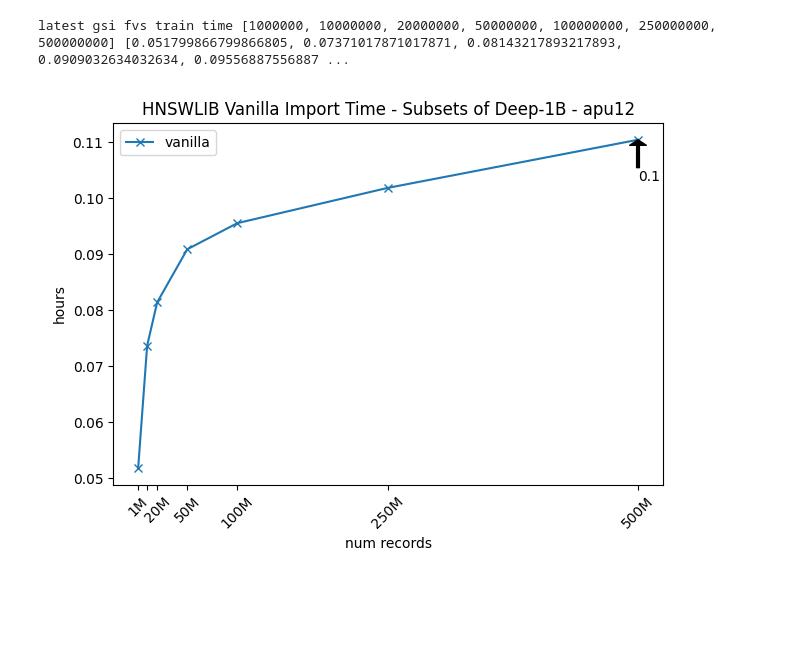
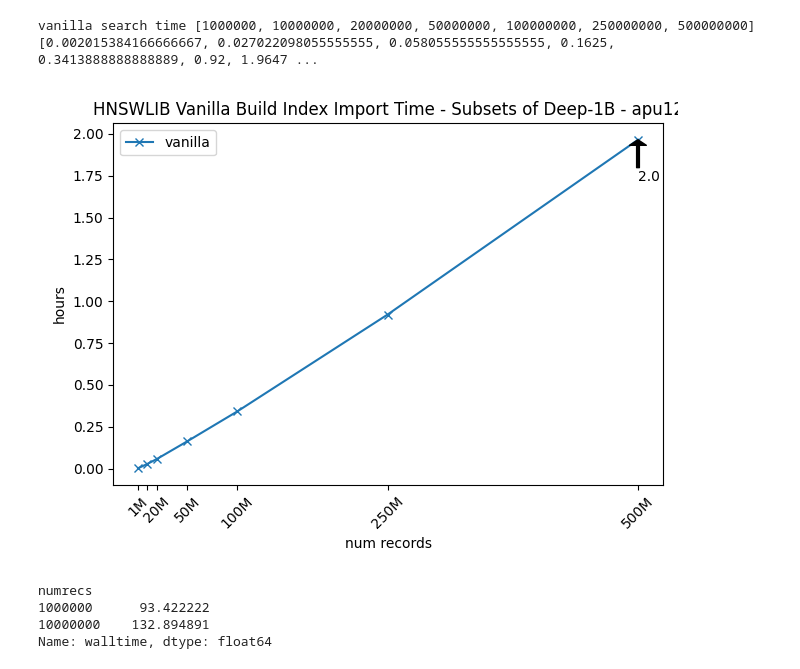
Before and after one commit to iamsabhoho/hnswlib, a Jupyter notebook: gsi/hnswlib_test/analyze.ipynb, the cells around one changed output. Drawn from its saved outputs; the diff is of its cells as text; code cells hidden in the pictures; blank space fills up the shorter version.

```diff
--- a/gsi/hnswlib_test/analyze.ipynb
+++ b/gsi/hnswlib_test/analyze.ipynb
@@ -19,17 +20,16 @@ import ipywidgets as widgets
 vanilla_csvs = []
 gxl_csvs = []
 
-for root, dir, files in os.walk(HNSWLIB_RESULTS_DIR):
-    #print(root,dir, files)
-    for file in files:
-        if 'vanilla' in file:
-            if file.endswith(".csv"):
-                fpath = os.path.join(root, file)
-                vanilla_csvs.append(fpath)
-        elif 'gxl' in file:
-            if file.endswith(".csv"):
-                fpath = os.path.join(root, file)
-                gxl_csvs.append(fpath)
+for file in os.listdir(HNSWLIB_RESULTS_DIR):
+    print(file)
+    if 'vanilla' in file:
+        if file.endswith(".csv"):
+            fpath = os.path.join(HNSWLIB_RESULTS_DIR, file)
+            vanilla_csvs.append(fpath)
+    elif 'gxl' in file:
+        if file.endswith(".csv"):
+            fpath = os.path.join(HNSWLIB_RESULTS_DIR, file)
+            gxl_csvs.append(fpath)
 
 if len(vanilla_csvs)==0:
     raise Exception("No CSVs found in vanilla!")
@@ -81,7 +200,7 @@ There are 1001 rows
 
 # compute average wall import time via groupby
 avg_wall_import_time = \
-    vanilla_df.groupby( [ 'numrecs' ] ) ['walltime'].mean()
+    vanilla_df[vanilla_df['operation'] == 'build'].groupby( [ 'numrecs' ] ) ['walltime'].mean()
 
 # get the plot points for import time
 xs = []
@@ -90,35 +209,35 @@ for idx in avg_wall_import_time.index:
     x = idx
     xs.append(x)
     y = avg_wall_import_time[idx]/(60.0*60.0)
     ys.append(y)
-print("latest gsi fvs train time", xs, ys)
+print("vanilla search time", xs, ys)
 
 # plot the lines and label the plot
 fig, ax = plt.subplots()
 
 #
 # only show the wall time lines
 #
 ax.plot(xs, ys, marker='x', label='vanilla')
 ax.set_ylabel('hours')
 ax.set_xlabel('num records')
 ax.set_xticks(xs)
 
 # don't show all xticks near the start since they bunch up
 ax.set_xticklabels(['1M', '', '20M', '50M', '100M', '250M', '500M'], rotation = 45)
 
 #
 # annotate last data point in lines of interest
 latest_hours = "%.1f" % ys[-1]
 ax.annotate(latest_hours, xy=(xs[-1],ys[-1]), xytext=(0.0,-30),
             textcoords="offset points",
             arrowprops=dict(facecolor='black',width=2,headlength=4),
             )
 
-ax.set_title("HNSWLIB Vanilla Import Time - Subsets of Deep-1B - apu12")
+ax.set_title("HNSWLIB Vanilla Build Index Import Time - Subsets of Deep-1B - apu12")
 ax.legend(loc='best')
 fig.tight_layout()
-fig.savefig("results/vis/vanilla_hnswlib_wall_import_time.png")
+fig.savefig("results/vis/vanilla_hnswlib_wall_import_time_build.png")
 # %% [output]
-latest gsi fvs train time [1000000, 10000000, 20000000, 50000000, 100000000, 250000000, 500000000] [0.051799866799866805, 0.07371017871017871, 0.08143217893217893, 0.0909032634032634, 0.09556887556887 ...
+vanilla search time [1000000, 10000000, 20000000, 50000000, 100000000, 250000000, 500000000] [0.002015384166666667, 0.027022098055555555, 0.058055555555555555, 0.1625, 0.3413888888888889, 0.92, 1.9647 ...
-[figure, old version]
+[figure, new version]
@@ -124,0 +246,12 @@ latest gsi fvs train time [1000000, 10000000, 20000000, 50000000, 100000000, 250
+# %%
+df = vanilla_df.loc[(vanilla_df['numrecs'] == 1000000) | (vanilla_df['numrecs'] == 10000000)]
+
+avg_search_walltime = \
+    df[df['operation'] == 'search'].groupby( [ 'numrecs' ] ) ['walltime'].mean()
+
+avg_search_walltime
+# %% [output]
+numrecs
+1000000      93.422222
+10000000    132.894891
+Name: walltime, dtype: float64
```
Also changed, not shown: parts of 16 cells of this notebook, 2 other files.
